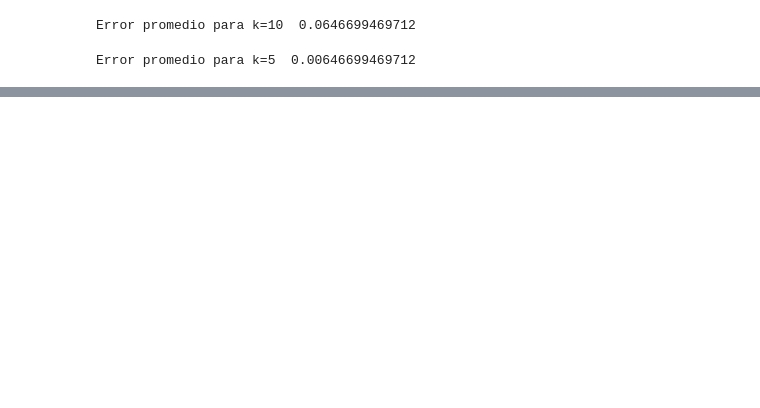
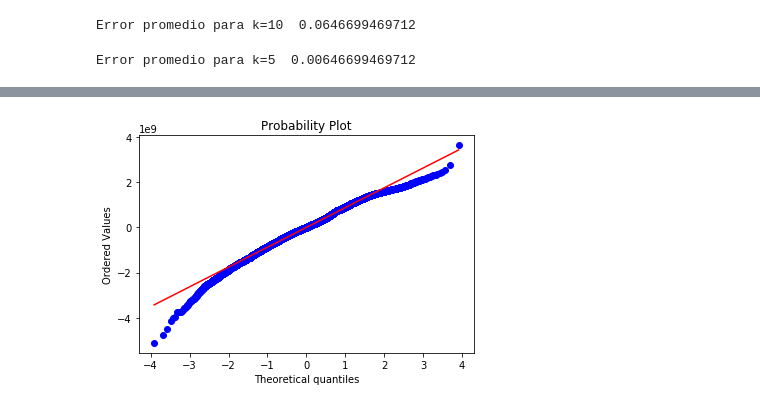
Before and after one commit to VitoVoti/ML_T1_LinReg, a Jupyter notebook: Tarea1 .ipynb, the cells around one changed output, grey strips where cells are left out. Drawn from its saved outputs; the diff is of its cells as text; code cells hidden in the pictures; blank space fills up the shorter version.

```diff
--- a/Tarea1 .ipynb
+++ b/Tarea1 .ipynb
@@ -220,0 +256,6 @@ Error promedio para k=5  0.00646699469712
+# %%
+#Se realiza un grafico de probabilidado el cual nos entregara el mismo resultado que un QQplot ya que n es grande.
+stats.probplot(e, dist="norm", plot=plt)
+plt.show()
+# %% [output]
+[figure, added]
```
Also changed, not shown: parts of 16 cells of this notebook.
